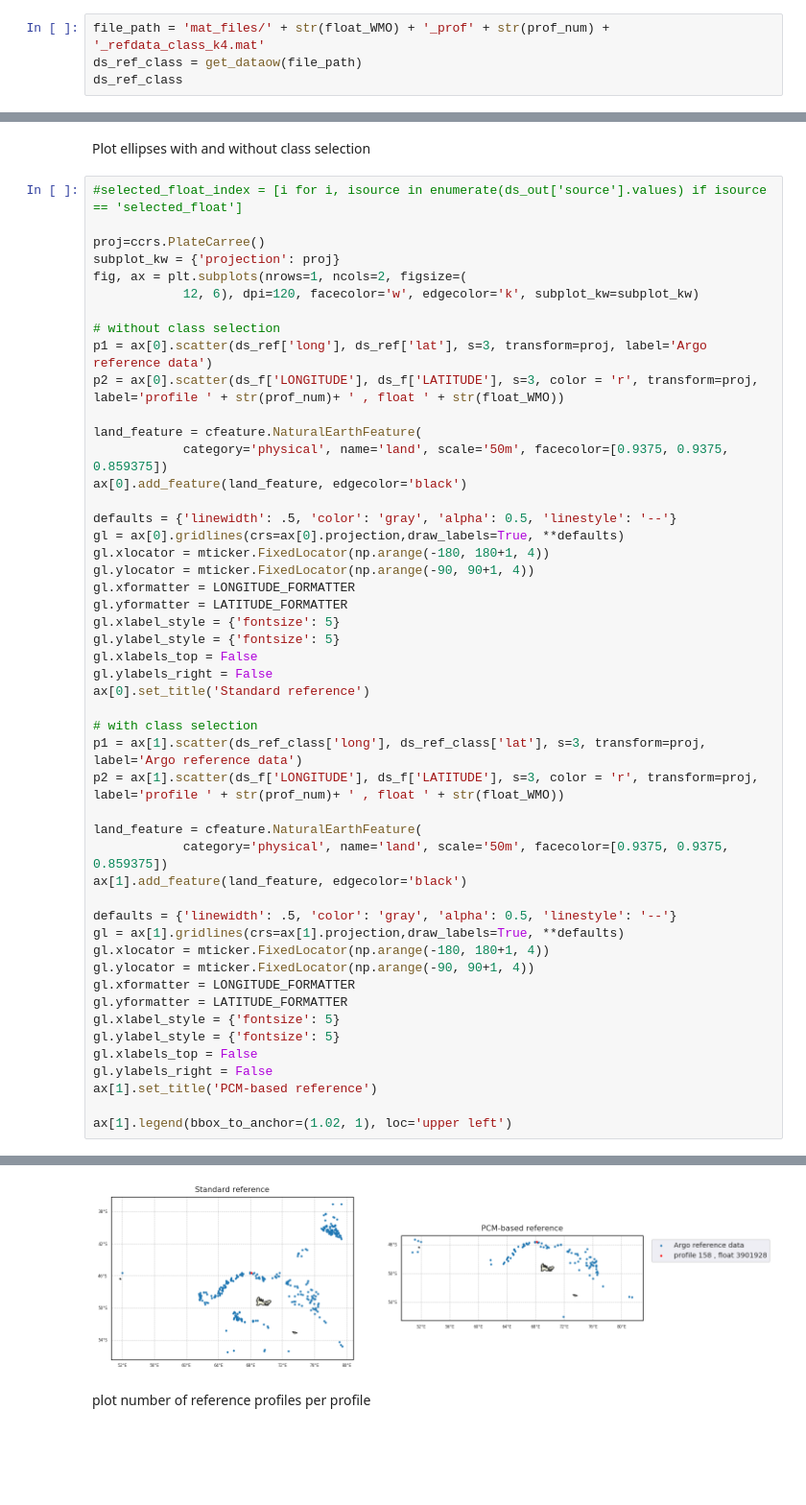
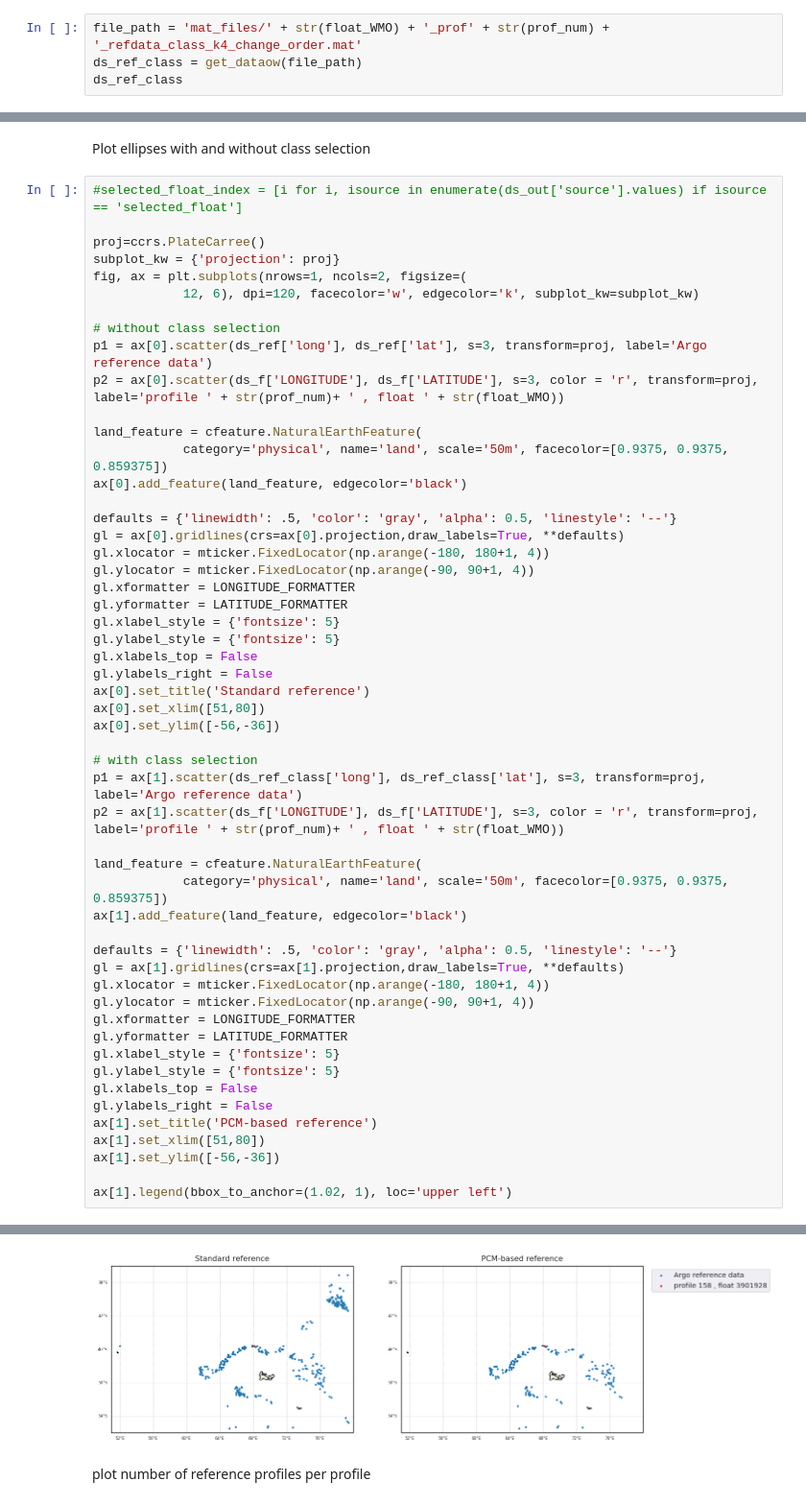
Before and after one commit to euroargodev/DMQC-PCM, a Jupyter notebook: exemples/3901928_Antarctic/Reference_envelop_plots.ipynb, the cells around one changed output, grey strips where cells are left out. Shown at 96% size. Saved outputs shown, nothing was run; the diff lists cells and outputs as text; blank space fills up the shorter version.

```diff
--- a/exemples/3901928_Antarctic/Reference_envelop_plots.ipynb
+++ b/exemples/3901928_Antarctic/Reference_envelop_plots.ipynb
@@ -157,7 +157,7 @@ Data variables:
 # %% [markdown]
 __data with class selection__
 # %%
-file_path = 'mat_files/' + str(float_WMO) + '_prof' + str(prof_num) + '_refdata_class_k4.mat'
+file_path = 'mat_files/' + str(float_WMO) + '_prof' + str(prof_num) + '_refdata_class_k4_change_order.mat'
 ds_ref_class = get_dataow(file_path)
 ds_ref_class
 # %% [output]
@@ -338,34 +332,38 @@ gl.xformatter = LONGITUDE_FORMATTER
 gl.yformatter = LATITUDE_FORMATTER
 gl.xlabel_style = {'fontsize': 5}
 gl.ylabel_style = {'fontsize': 5}
 gl.xlabels_top = False
 gl.ylabels_right = False
 ax[0].set_title('Standard reference')
+ax[0].set_xlim([51,80])
+ax[0].set_ylim([-56,-36])
 
 # with class selection
 p1 = ax[1].scatter(ds_ref_class['long'], ds_ref_class['lat'], s=3, transform=proj, label='Argo reference data')
 p2 = ax[1].scatter(ds_f['LONGITUDE'], ds_f['LATITUDE'], s=3, color = 'r', transform=proj, label='profile ' + str(prof_num)+ ' , float ' + str(float_WMO))
 
 land_feature = cfeature.NaturalEarthFeature(
             category='physical', name='land', scale='50m', facecolor=[0.9375, 0.9375, 0.859375])
 ax[1].add_feature(land_feature, edgecolor='black')
 
 defaults = {'linewidth': .5, 'color': 'gray', 'alpha': 0.5, 'linestyle': '--'}
 gl = ax[1].gridlines(crs=ax[1].projection,draw_labels=True, **defaults)
 gl.xlocator = mticker.FixedLocator(np.arange(-180, 180+1, 4))
 gl.ylocator = mticker.FixedLocator(np.arange(-90, 90+1, 4))
 gl.xformatter = LONGITUDE_FORMATTER
 gl.yformatter = LATITUDE_FORMATTER
 gl.xlabel_style = {'fontsize': 5}
 gl.ylabel_style = {'fontsize': 5}
 gl.xlabels_top = False
 gl.ylabels_right = False
 ax[1].set_title('PCM-based reference')
+ax[1].set_xlim([51,80])
+ax[1].set_ylim([-56,-36])
 
 ax[1].legend(bbox_to_anchor=(1.02, 1), loc='upper left')
 # %% [output]
 <matplotlib.legend.Legend at 0x...>
-[figure, old version]
+[figure, new version]
 # %% [markdown]
 plot number of reference profiles per profile
 # %%
```
Also changed, not shown: parts of 11 cells of this notebook, 11 other files.
